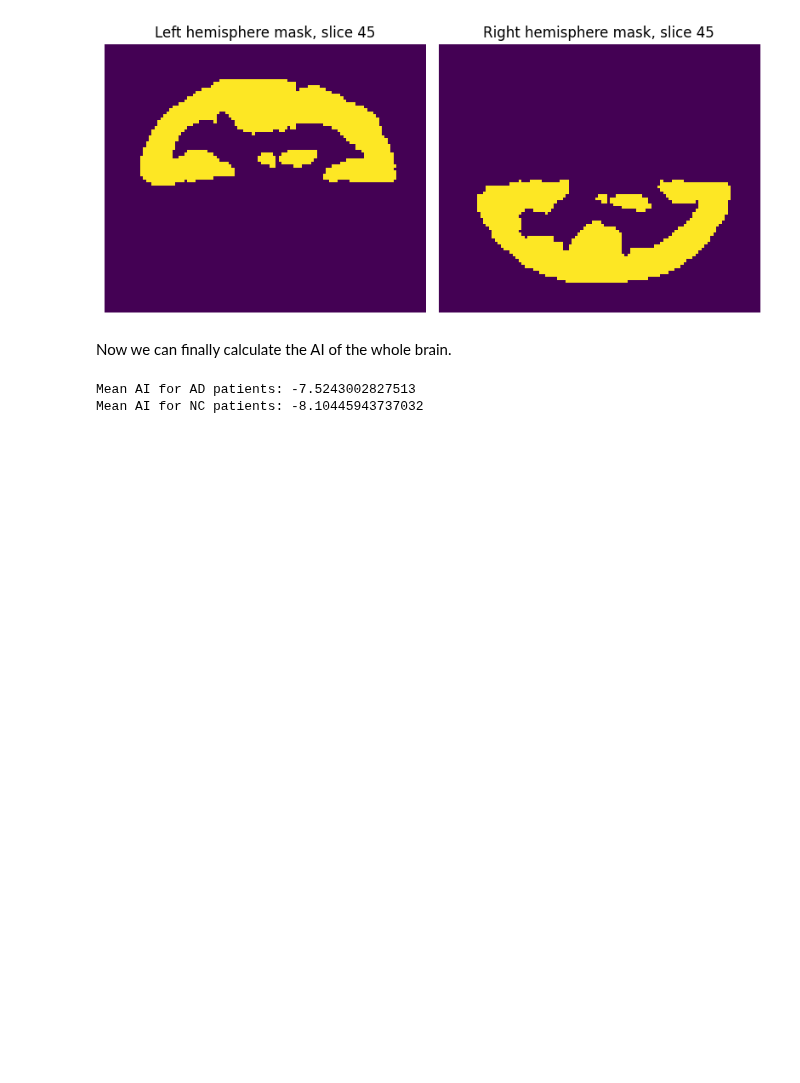
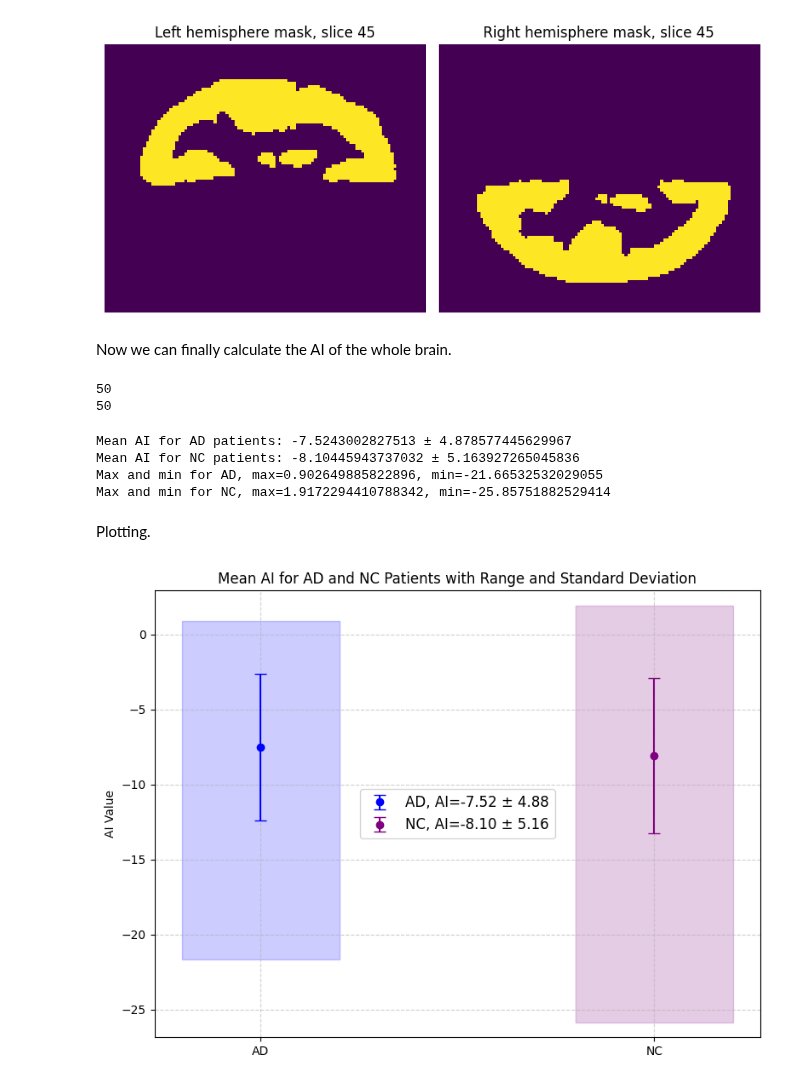
Before and after one commit to Crtox/asymmetryAD, a Jupyter notebook: main.ipynb, the cells around one changed output. Drawn from its saved outputs; the diff is of its cells as text; code cells hidden in the pictures; blank space fills up the shorter version.

Commit message:
mean AI

```diff
--- a/main.ipynb
+++ b/main.ipynb
@@ -449,30 +449,74 @@ for i in range(num_patients):
         AI_AD.append(AI)
     else:                                                                        # Second half is NC
         AI_NC.append(AI)
-
-# Convert AI lists to numpy arrays
-AI_AD = np.array(AI_AD)
-AI_NC = np.array(AI_NC)
-
-# Calculate the mean AI for AD and NC patients
-mean_AI_AD = np.mean(AI_AD)
-mean_AI_NC = np.mean(AI_NC)
-
-# Output the results
-print(f"Mean AI for AD patients: {mean_AI_AD}")
-print(f"Mean AI for NC patients: {mean_AI_NC}")
-# %% [output]
-Mean AI for AD patients: -7.5243002827513
-Mean AI for NC patients: -8.10445943737032
 # %%
 # Convert AI lists to numpy arrays
 AI_AD = np.array(AI_AD)
 AI_NC = np.array(AI_NC)
+# %%
+print(len(AI_AD))
+print(len(AI_NC))
+# %% [output]
+50
+50
 # %%
 # Calculate the mean AI for AD and NC patients
 mean_AI_AD = np.mean(AI_AD)
 mean_AI_NC = np.mean(AI_NC)
 
+# Calculate the standard deviation of AI for AD and NC patients
+std_AI_AD = np.std(AI_AD)
+std_AI_NC = np.std(AI_NC)
+
+# Calculate the max and min of AI for both groups
+max_AI_AD = np.max(AI_AD)
+min_AI_AD = np.min(AI_AD)
+
+max_AI_NC = np.max(AI_NC)
+min_AI_NC = np.min(AI_NC)
+
 # Output the results
-print(f"Mean AI for AD patients: {mean_AI_AD}")
-print(f"Mean AI for NC patients: {mean_AI_NC}")
+print(f"Mean AI for AD patients: {mean_AI_AD} ± {std_AI_AD}")
+print(f"Mean AI for NC patients: {mean_AI_NC} ± {std_AI_NC}")
+print(f"Max and min for AD, max={max_AI_AD}, min={min_AI_AD}")
+print(f"Max and min for NC, max={max_AI_NC}, min={min_AI_NC}")
+# %% [output]
+Mean AI for AD patients: -7.5243002827513 ± 4.878577445629967
+Mean AI for NC patients: -8.10445943737032 ± 5.163927265045836
+Max and min for AD, max=0.902649885822896, min=-21.66532532029055
+Max and min for NC, max=1.9172294410788342, min=-25.85751882529414
+# %% [markdown]
+Plotting.
+# %%
+fig, ax = plt.subplots(figsize=(8, 6))
+
+# X positions for the two groups (AD and NC)
+x_pos = [1, 1.5]
+
+# Plot the AD group
+# Rectangle from min to max
+ax.fill_between([0.9, 1.1], min_AI_AD, max_AI_AD, color='blue', alpha=0.2)
+# Dot with error bars for mean and std
+ax.errorbar(1, mean_AI_AD, yerr=std_AI_AD, fmt='o', color='blue', label=f'AD, AI={mean_AI_AD:.2f} ± {std_AI_AD:.2f}', capsize=5)
+
+# Plot the NC group
+# Rectangle from min to max
+ax.fill_between([1.4, 1.6], min_AI_NC, max_AI_NC, color='purple', alpha=0.2)
+# Dot with error bars for mean and std
+ax.errorbar(1.5, mean_AI_NC, yerr=std_AI_NC, fmt='o', color='purple', label=f'NC, AI={mean_AI_NC:.2f} ± {std_AI_NC:.2f}', capsize=5)
+
+ax.set_xticks(x_pos)
+ax.set_xticklabels(['AD', 'NC'])
+ax.set_ylabel('AI Value')
+ax.set_title('Mean AI for AD and NC Patients with Range and Standard Deviation')
+
+ax.set_ylim([min(min_AI_AD, min_AI_NC) - 1, max(max_AI_AD, max_AI_NC) + 1])
+
+ax.grid(True, linestyle='--', alpha=0.6)
+
+plt.legend(loc='center', fontsize=12, bbox_to_anchor=(0.5, 0.5))
+
+plt.tight_layout()
+plt.show()
+# %% [output]
+[figure, added]
```
Also changed, not shown: 1 other file.
